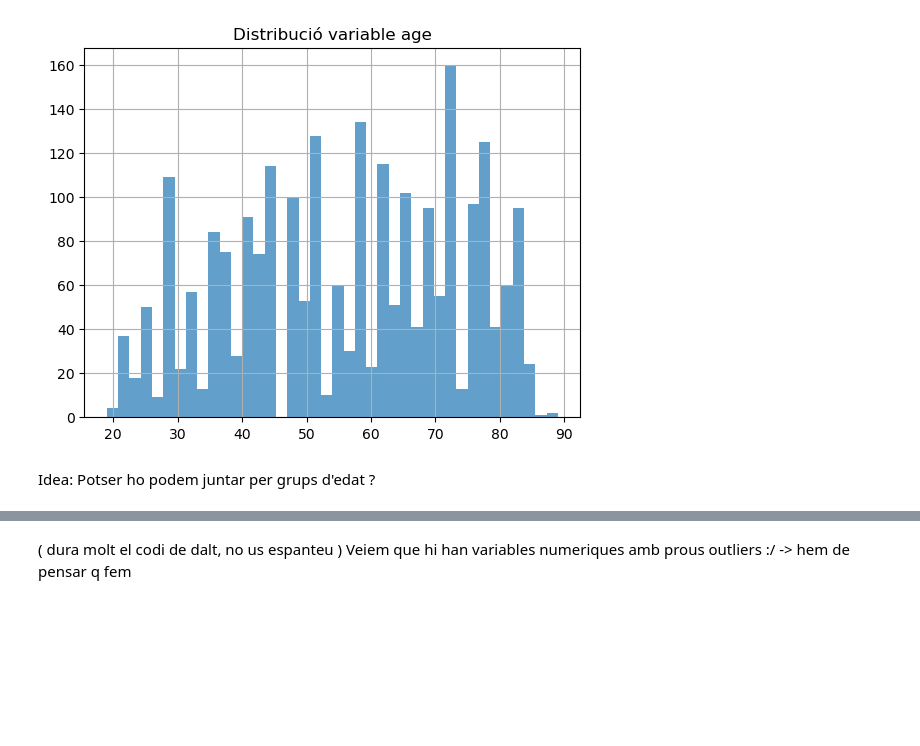
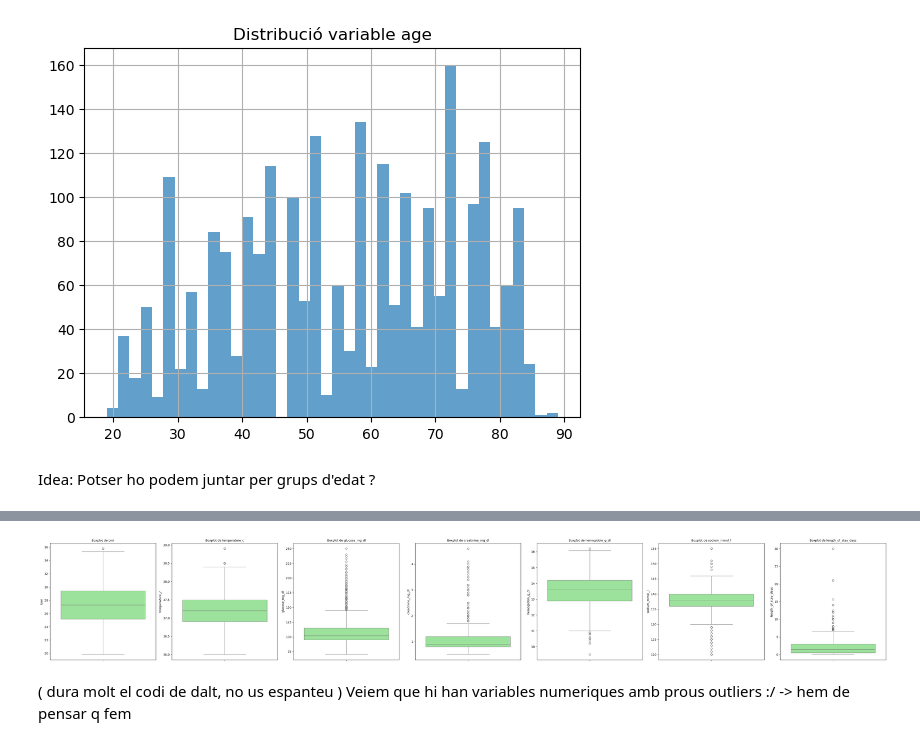
Before and after one commit to azucena-g/kaggle_competition, a Jupyter notebook: try_1.ipynb, the cells around one changed output, grey strips where cells are left out. Cells and saved outputs as stored; diff of their text form; code cells hidden in the pictures; blank space fills up the shorter version.

```diff
--- a/try_1.ipynb
+++ b/try_1.ipynb
@@ -178,3 +215,20 @@ plt.show()
+# %%
+import seaborn as sns
+
+# Crear figura amb dimensions adequades
+plt.figure(figsize=(40, 6))  # Amplada major per col·locar múltiples gràfics en fila
+
+# Generar boxplots
+for i, col in enumerate(continuous_features):
+    plt.subplot(1, len(continuous_features), i + 1)  # 1 fila, tantes columnes com variables
+    sns.boxplot(y=train[col], color="lightgreen")  # Orientació vertical
+    plt.title(f'Boxplot de {col}', fontsize=10)
+
+# Mostrar gràfics
+plt.tight_layout()
+plt.show()
+# %% [output]
+[figure, added]
 # %% [markdown]
 ( dura molt el codi de dalt, no us espanteu )
 Veiem que hi han variables numeriques amb prous outliers :/ ->  hem de pensar q fem
```
Also changed, not shown: parts of 17 cells of this notebook, 2 other files.
